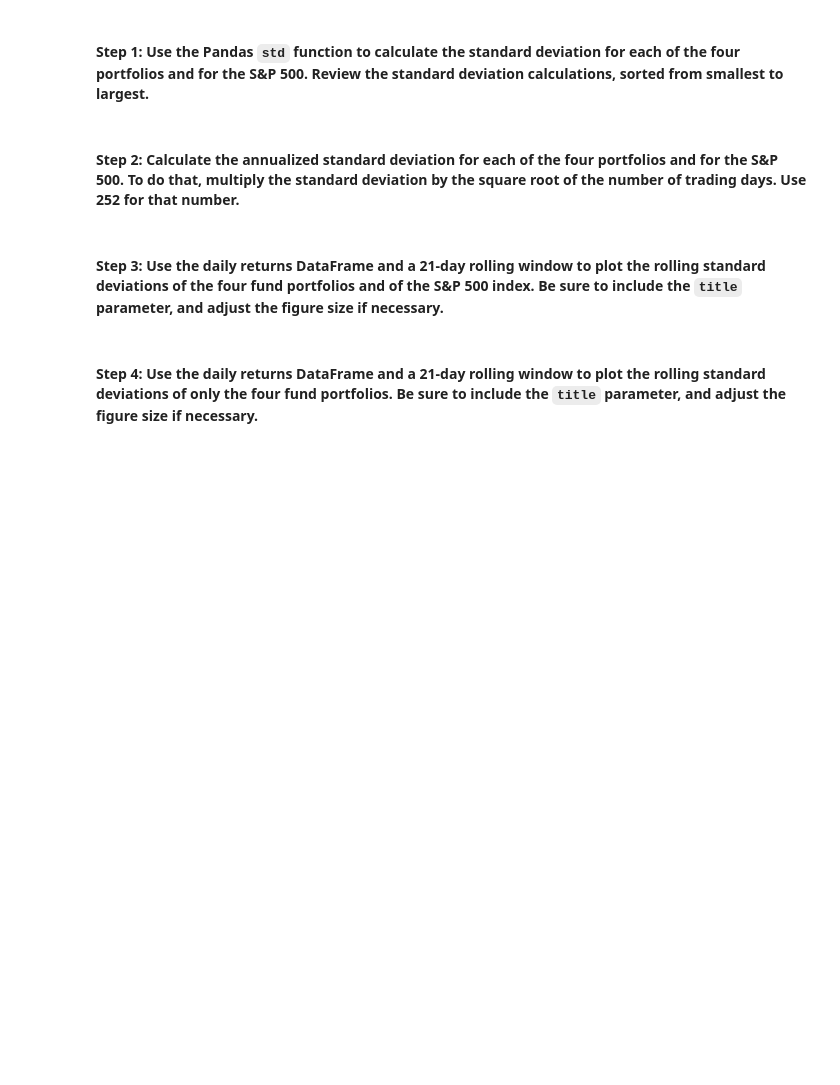
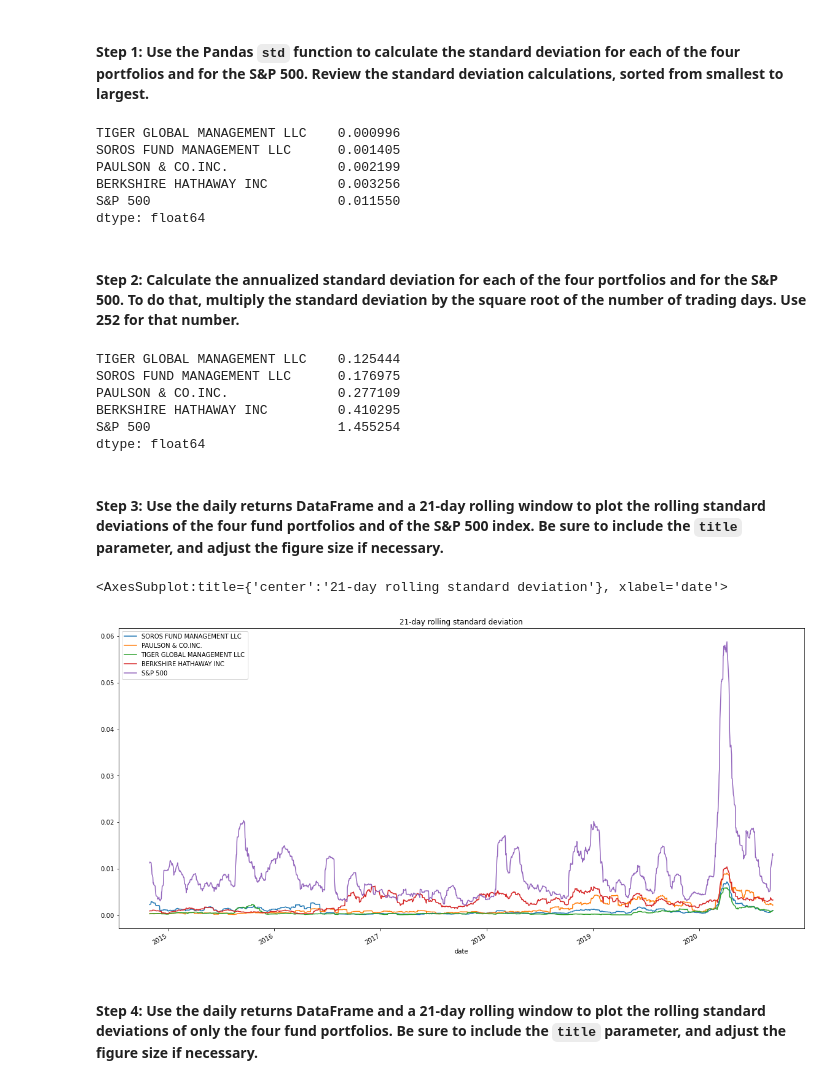
Before and after one commit to lkhodel/bftbc-c4, a Jupyter notebook: risk_return_analysis.ipynb, the cells around one changed output. Saved outputs shown, nothing was run; the diff lists cells and outputs as text; code cells hidden in the pictures; blank space fills up the shorter version.

```diff
--- a/risk_return_analysis.ipynb
+++ b/risk_return_analysis.ipynb
@@ -225,20 +232,37 @@ Evaluate the risk profile of each portfolio by using the standard deviation and
 # %%
 # Calculate and sort the standard deviation for all 4 portfolios and the S&P 500
 # Review the standard deviations sorted smallest to largest
-# YOUR CODE HERE
+daily_returns.std().sort_values()
+# %% [output]
+TIGER GLOBAL MANAGEMENT LLC    0.000996
+SOROS FUND MANAGEMENT LLC      0.001405
+PAULSON & CO.INC.              0.002199
+BERKSHIRE HATHAWAY INC         0.003256
+S&P 500                        0.011550
+dtype: float64
 # %% [markdown]
 #### Step 2: Calculate the annualized standard deviation for each of the four portfolios and for the S&P 500. To do that, multiply the standard deviation by the square root of the number of trading days. Use 252 for that number.
 # %%
 # Calculate and sort the annualized standard deviation (252 trading days) of the 4 portfolios and the S&P 500
 # Review the annual standard deviations smallest to largest
-# YOUR CODE HERE
+daily_returns.std().multiply(252 ** 1/2).sort_values()
+# %% [output]
+TIGER GLOBAL MANAGEMENT LLC    0.125444
+SOROS FUND MANAGEMENT LLC      0.176975
+PAULSON & CO.INC.              0.277109
+BERKSHIRE HATHAWAY INC         0.410295
+S&P 500                        1.455254
+dtype: float64
 # %% [markdown]
 #### Step 3: Use the daily returns DataFrame and a 21-day rolling window to plot the rolling standard deviations of the four fund portfolios and of the S&P 500 index. Be sure to include the `title` parameter, and adjust the figure size if necessary.
 # %%
 # Using the daily returns DataFrame and a 21-day rolling window,
 # plot the rolling standard deviation of the 4 portfolios and the S&P 500
 # Include a title parameter and adjust the figure size
-# YOUR CODE HERE
+daily_returns.rolling(21).std().plot(title="21-day rolling standard deviation", figsize=(20,10))
+# %% [output]
+<AxesSubplot:title={'center':'21-day rolling standard deviation'}, xlabel='date'>
+[figure, added]
 # %% [markdown]
 #### Step 4: Use the daily returns DataFrame and a 21-day rolling window to plot the rolling standard deviations of only the four fund portfolios. Be sure to include the `title` parameter, and adjust the figure size if necessary.
 # %%
```
Also changed, not shown: parts of 7 cells of this notebook.
